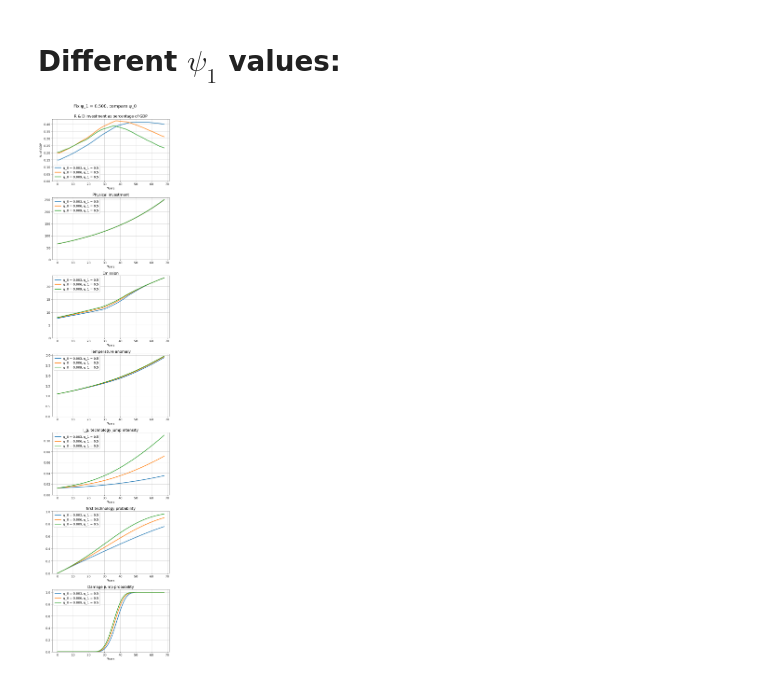
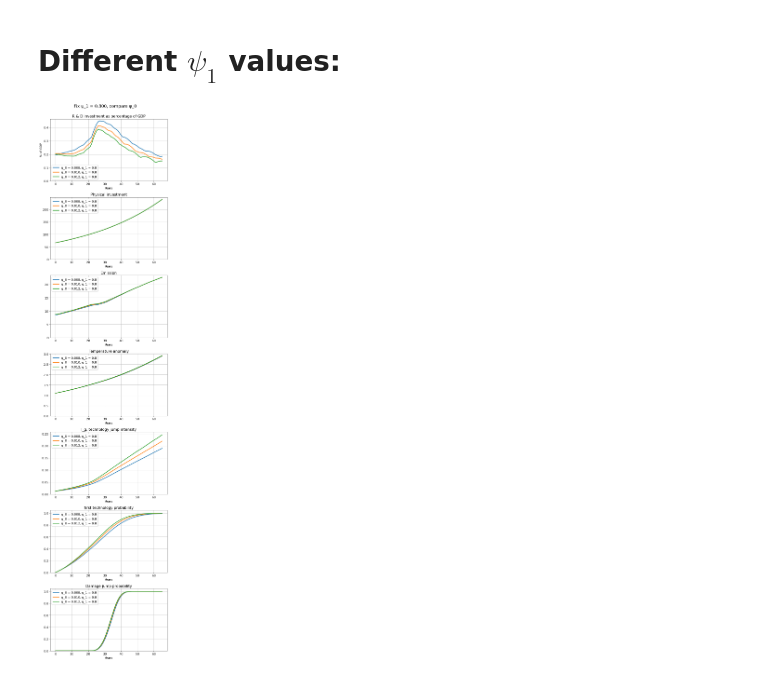
Before and after one commit to SuriChen1028/Mitigation, a Jupyter notebook: Plots_compare_psi_0.ipynb, the cells around one changed output. Saved outputs shown, nothing was run; the diff lists cells and outputs as text; code cells hidden in the pictures.

```diff
--- a/Plots_compare_psi_0.ipynb
+++ b/Plots_compare_psi_0.ipynb
@@ -19,15 +19,15 @@ xi_g = 1000.
 xi_p = xi_g
 xi_a = 1000.
 
-psi_1= 0.5
+psi_1= 0.8
 
 
 
 fig, axes = plt.subplots(NUM_FIG, 1, figsize=(8, NUM_FIG * 5))
 
-for psi_0 in [0.003, 0.006, 0.009]:
+for psi_0 in [0.008, 0.010, 0.012]:
     res = pickle.load(open("simul_data/simul_psi_0_{:.3f}_psi_1_{:.3f}_xi_a_{}_xi_g_{}".format(psi_0, psi_1, xi_a, xi_g), "rb"))
-    axes[0].plot(res["x"]*100 / 0.115**2, label="ψ_0 = {:.3f}, ψ_1 = {:.1f}".format(psi_0, psi_1))
+    axes[0].plot(res["x"]*100, label="ψ_0 = {:.3f}, ψ_1 = {:.1f}".format(psi_0, psi_1))
     axes[1].plot(res["i"], label="ψ_0 = {:.3f}, ψ_1 = {:.1f}".format(psi_0, psi_1))
     axes[2].plot(res["e"], label="ψ_0 = {:.3f}, ψ_1 = {:.1f}".format(psi_0, psi_1))
     axes[3].plot(res["states"][:, 1], label="ψ_0 = {:.3f}, ψ_1 = {:.1f}".format(psi_0, psi_1))
@@ -38,32 +38,32 @@ for psi_0 in [0.003, 0.006, 0.009]:
 
 
 axes[0].set_ylabel("% of GDP")
 axes[0].set_title("R & D investment as percentage of GDP")
 axes[1].set_title("Physical investment")
 axes[2].set_title("Emission")
 axes[3].set_title("Temperature anomaly")
 axes[4].set_title("I_g, technology jump intensity")
 axes[5].set_title("first technology probability")
 # axes[6].set_title("second technology jump probability\n assuem first jump happens at year 40")
 axes[6].set_title("Damage jump probability")
 
 
 
 
 
 for ax in axes:
     ax.legend()
     ax.set_xlabel("Years")
     ax.set_ylim(0)
     ax.grid()
 
 fig.get_axes()[0].annotate("Fix ψ_1 = {:.3f}, compare ψ_0".format(psi_1), (0.5, 0.943),
                               xycoords="figure fraction", ha="center",
                            fontsize=18
                           )
 
 fig.tight_layout()
 
-plt.savefig("figures/psi_1_{:.3f}.pdf".format(psi_1))
+# plt.savefig("figures/psi_1_{:.3f}_new.pdf".format(psi_1))
 # %% [output]
-[figure, old version]
+[figure, new version]
```
Also changed, not shown: parts of 6 cells of this notebook, 3 other files.
